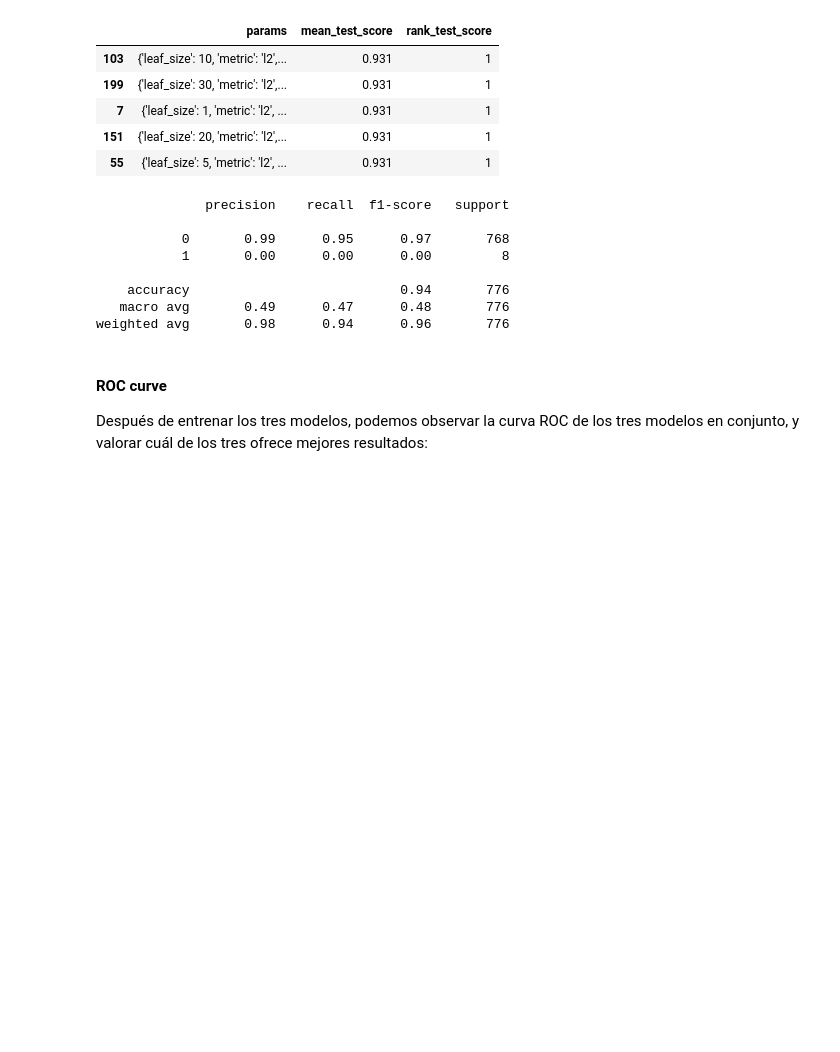
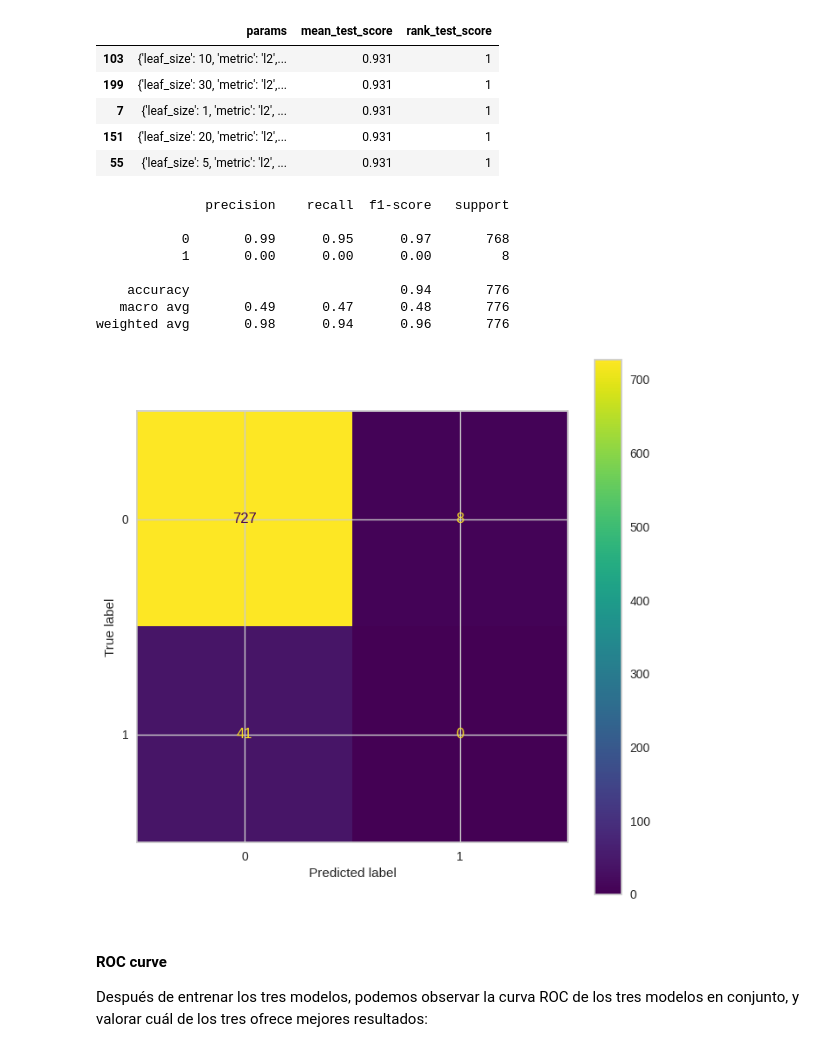
Before and after one commit to AlphaIcarus/PracticaAPA, a Jupyter notebook: Práctica_Guillem_Gonzalez_Carles_Orriols.ipynb, the cells around one changed output. Cells and saved outputs as stored; diff of their text form; code cells hidden in the pictures; blank space fills up the shorter version.

Commit message:
matrix knn

```diff
--- a/Práctica_Guillem_Gonzalez_Carles_Orriols.ipynb
+++ b/Práctica_Guillem_Gonzalez_Carles_Orriols.ipynb
@@ -425,6 +425,11 @@ print(classification_report(knn_gs.predict(X_test_s), y_test,target_names=cls))
     accuracy                           0.94       776
    macro avg       0.49      0.47      0.48       776
 weighted avg       0.98      0.94      0.96       776
+# %%
+plt.figure(figsize=(8,8));
+ConfusionMatrixDisplay.from_estimator(knn_gs, X_test_s,y_test, display_labels=cls, ax=plt.subplot());
+# %% [output]
+[figure, added]
 # %% [markdown]
 #### ROC curve
 
```
Also changed, not shown: parts of 9 cells of this notebook.
